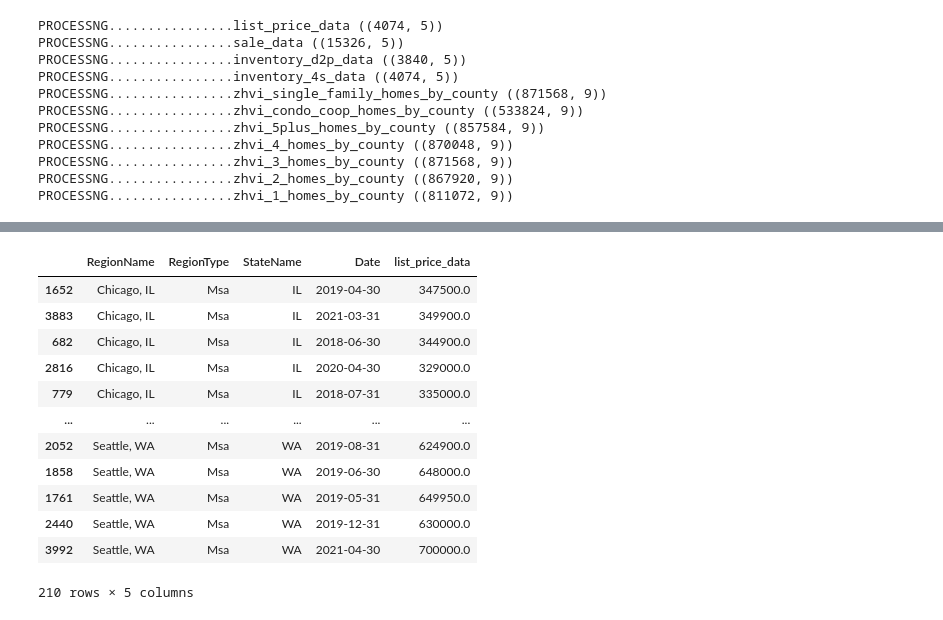
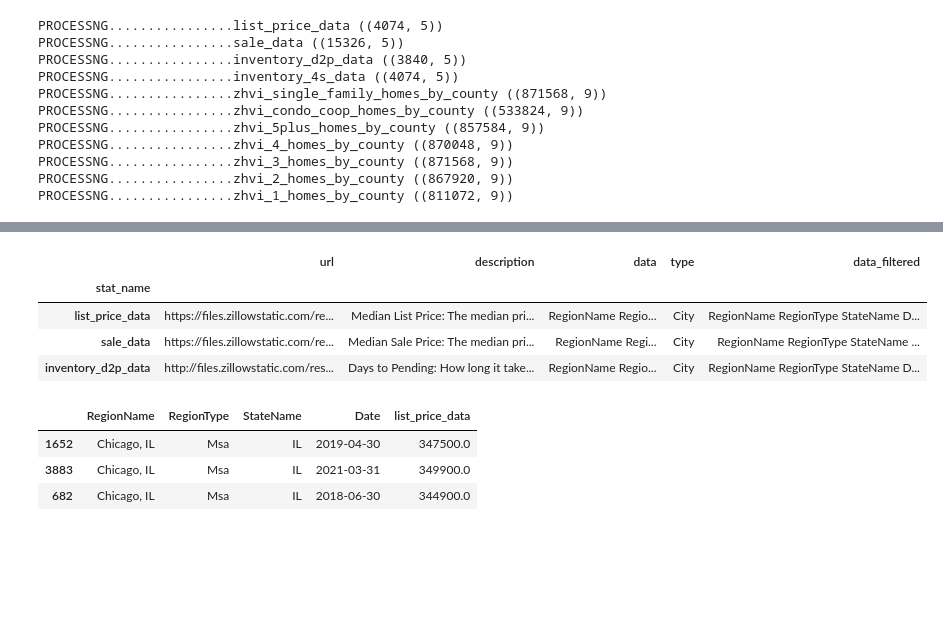
Before and after one commit to i-am-phoenix/Demo, a Jupyter notebook: zillow_data_cleaning_functions.ipynb, the cells around one changed output, grey strips where cells are left out. Drawn from its saved outputs; the diff is of its cells as text; code cells hidden in the pictures; blank space fills up the shorter version.

Commit message:
Finalized spliting up overall df into subsets by city/county/zip

```diff
--- a/zillow_data_cleaning_functions.ipynb
+++ b/zillow_data_cleaning_functions.ipynb
@@ -224,27 +224,36 @@ zillow_df_by_county=pd.DataFrame(zillow_df[zillow_df['type']=='County'])
 # %%
 # Create subset data frames based on data type (city, zipcode, county etc)
 zillow_df_by_city=pd.DataFrame(zillow_df[zillow_df['type']=='City'])
+
+counter=0
 
 # Filter out chosen cities
 for i, row in zillow_df_by_city.iterrows():
     d=row['data']
     d['Date']=d['Date'].astype('datetime64[ns]')
     city_filter = d['RegionName'].isin(chosen_cities)
     zillow_df_by_city.loc[row.name]['data_filtered']=d[city_filter].sort_values(by='RegionName')
 
-# zillow_df_by_city=zillow_df_by_city.set_index("stat_name")
-zillow_df_by_city.loc['list_price_data','data_filtered']
+    if counter<1 :
+        zillow_df_by_city_merged=zillow_df_by_city.loc[row.name]['data_filtered']
+        counter+=1
+    else :
+        zillow_df_by_city_merged=pd.merge(zillow_df_by_city_merged,
+                                          zillow_df_by_city.loc[row.name]['data_filtered'],
+                                          on=['RegionName','RegionType','StateName','Date'])
+
+
+zillow_df_by_city.head(3)
 # %% [output]
-|  | RegionName | RegionType | StateName | Date | list_price_data |
-| 1652 | Chicago, IL | Msa | IL | 2019-04-30 | 347500.0 |
-| 3883 | Chicago, IL | Msa | IL | 2021-03-31 | 349900.0 |
-| 682 | Chicago, IL | Msa | IL | 2018-06-30 | 344900.0 |
-| 2816 | Chicago, IL | Msa | IL | 2020-04-30 | 329000.0 |
-| 779 | Chicago, IL | Msa | IL | 2018-07-31 | 335000.0 |
-| ... | ... | ... | ... | ... | ... |
-| 2052 | Seattle, WA | Msa | WA | 2019-08-31 | 624900.0 |
-| 1858 | Seattle, WA | Msa | WA | 2019-06-30 | 648000.0 |
-| 1761 | Seattle, WA | Msa | WA | 2019-05-31 | 649950.0 |
-| 2440 | Seattle, WA | Msa | WA | 2019-12-31 | 630000.0 |
-| 3992 | Seattle, WA | Msa | WA | 2021-04-30 | 700000.0 |
+|  | url | description | data | type | data_filtered |
+| stat_name |  |  |  |  |  |
+| list_price_data | https://files.zillowstatic.com/re... | Median List Price: The median pri... | RegionName Regio... | City | RegionName RegionType StateName D... |
+| sale_data | https://files.zillowstatic.com/re... | Median Sale Price: The median pri... | RegionName Regi... | City | RegionName RegionType StateName ... |
+| inventory_d2p_data | http://files.zillowstatic.com/res... | Days to Pending: How long it take... | RegionName Regio... | City | RegionName RegionType StateName D... |
-210 rows × 5 columns
+# %%
+zillow_df_by_city.loc['list_price_data','data_filtered'].head(3)
+# %% [output]
+|  | RegionName | RegionType | StateName | Date | list_price_data |
+| 1652 | Chicago, IL | Msa | IL | 2019-04-30 | 347500.0 |
+| 3883 | Chicago, IL | Msa | IL | 2021-03-31 | 349900.0 |
+| 682 | Chicago, IL | Msa | IL | 2018-06-30 | 344900.0 |
```
Also changed, not shown: parts of 10 cells of this notebook.
